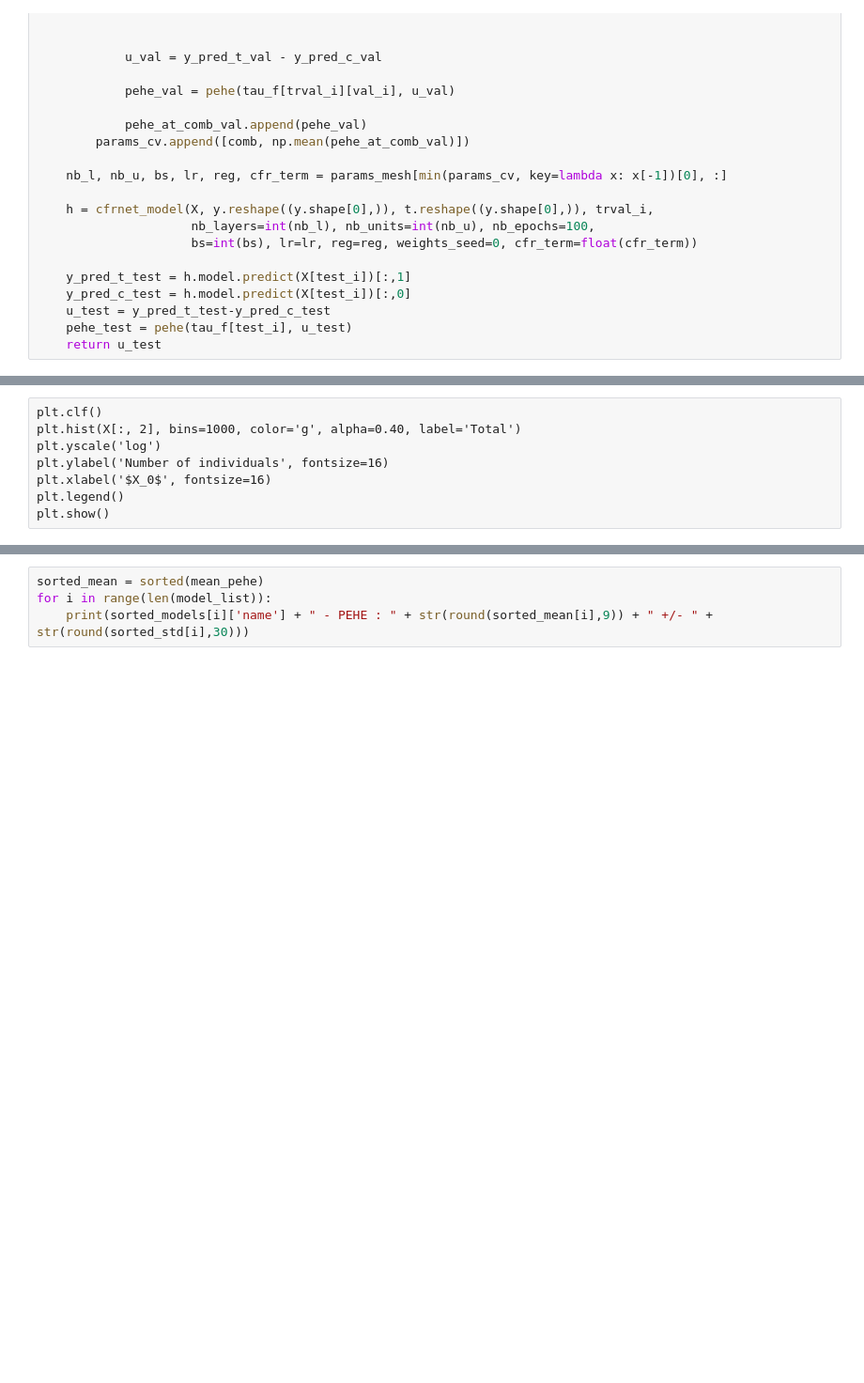
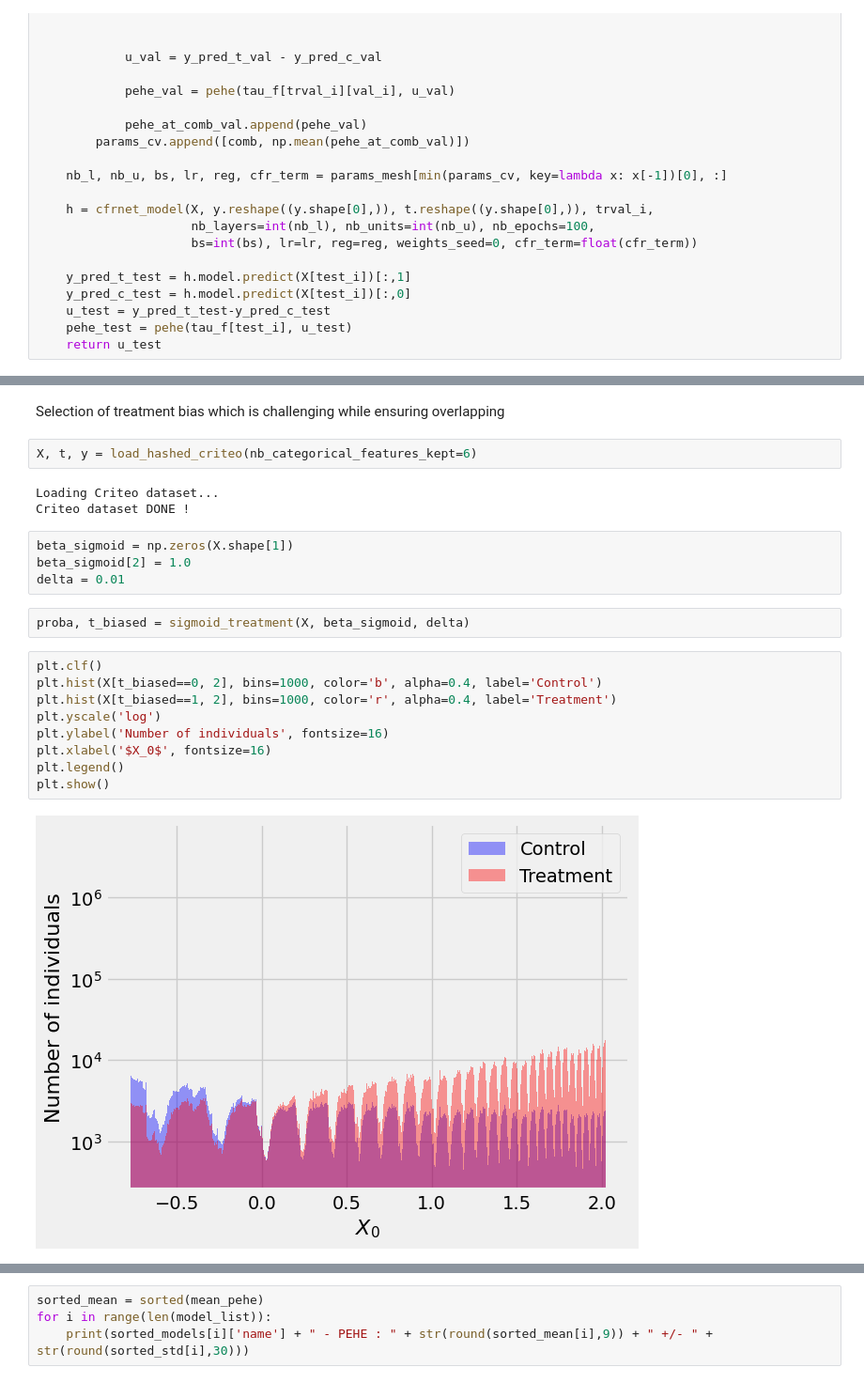
Before and after one commit to criteo-research/large-scale-ITE-UM-benchmark, a Jupyter notebook: ITE-Experiment.ipynb, the cells around one changed output, grey strips where cells are left out. Shown at 94% size. Drawn from its saved outputs; the diff is of its cells as text; blank space fills up the shorter version.

```diff
--- a/ITE-Experiment.ipynb
+++ b/ITE-Experiment.ipynb
@@ -892,8 +751,24 @@ plt.show()
-# %% [raw]
-plt.clf()
-plt.hist(X[:, 2], bins=1000, color='g', alpha=0.40, label='Total')
-plt.yscale('log')
-plt.ylabel('Number of individuals', fontsize=16)
-plt.xlabel('$X_0$', fontsize=16)
-plt.legend()
-plt.show()
+# %% [markdown]
+Selection of treatment bias which is challenging while ensuring overlapping
+# %%
+X, t, y = load_hashed_criteo(nb_categorical_features_kept=6)
+# %% [output]
+Loading Criteo dataset...
+Criteo dataset DONE !
+# %%
+beta_sigmoid = np.zeros(X.shape[1])
+beta_sigmoid[2] = 1.0
+delta = 0.01
+# %%
+proba, t_biased = sigmoid_treatment(X, beta_sigmoid, delta)
+# %%
+plt.clf()
+plt.hist(X[t_biased==0, 2], bins=1000, color='b', alpha=0.4, label='Control')
+plt.hist(X[t_biased==1, 2], bins=1000, color='r', alpha=0.4, label='Treatment')
+plt.yscale('log')
+plt.ylabel('Number of individuals', fontsize=16)
+plt.xlabel('$X_0$', fontsize=16)
+plt.legend()
+plt.show()
+# %% [output]
+[figure, added]
```
Also changed, not shown: parts of 51 cells of this notebook.
